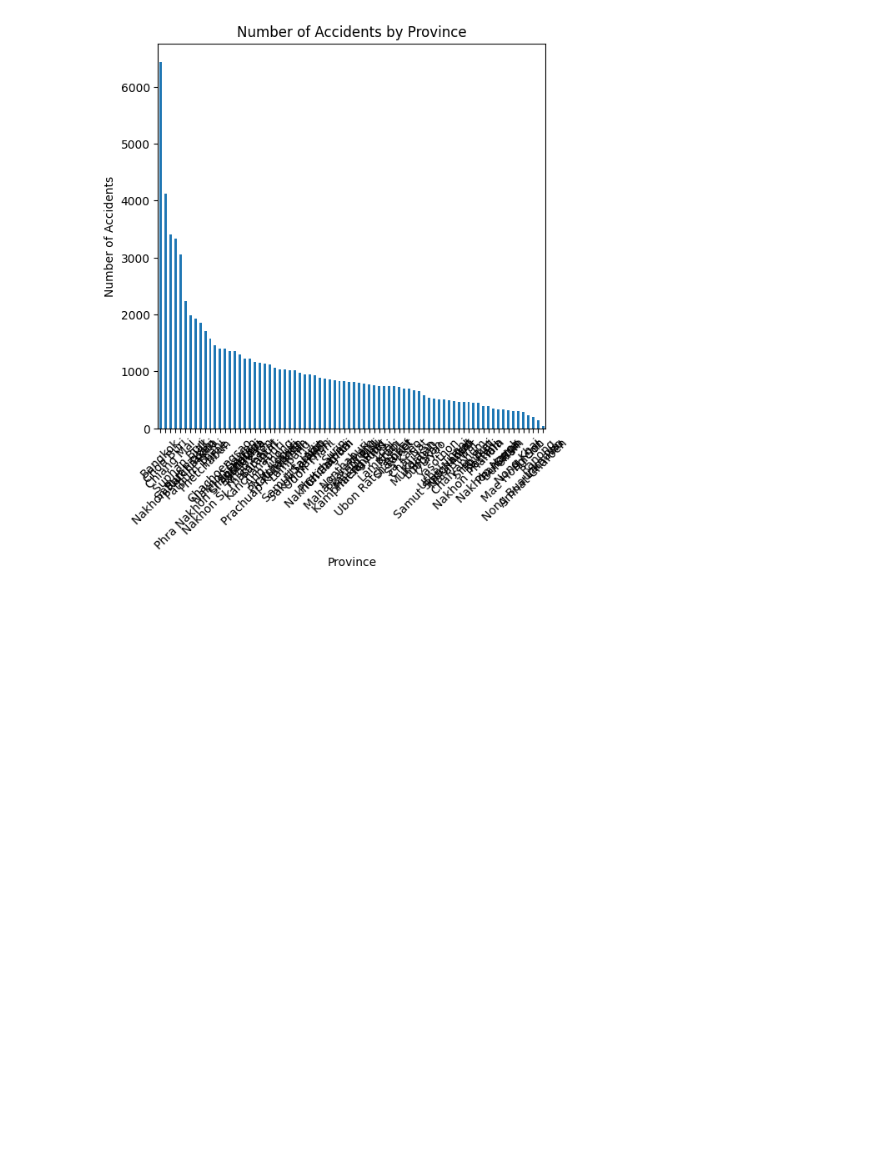
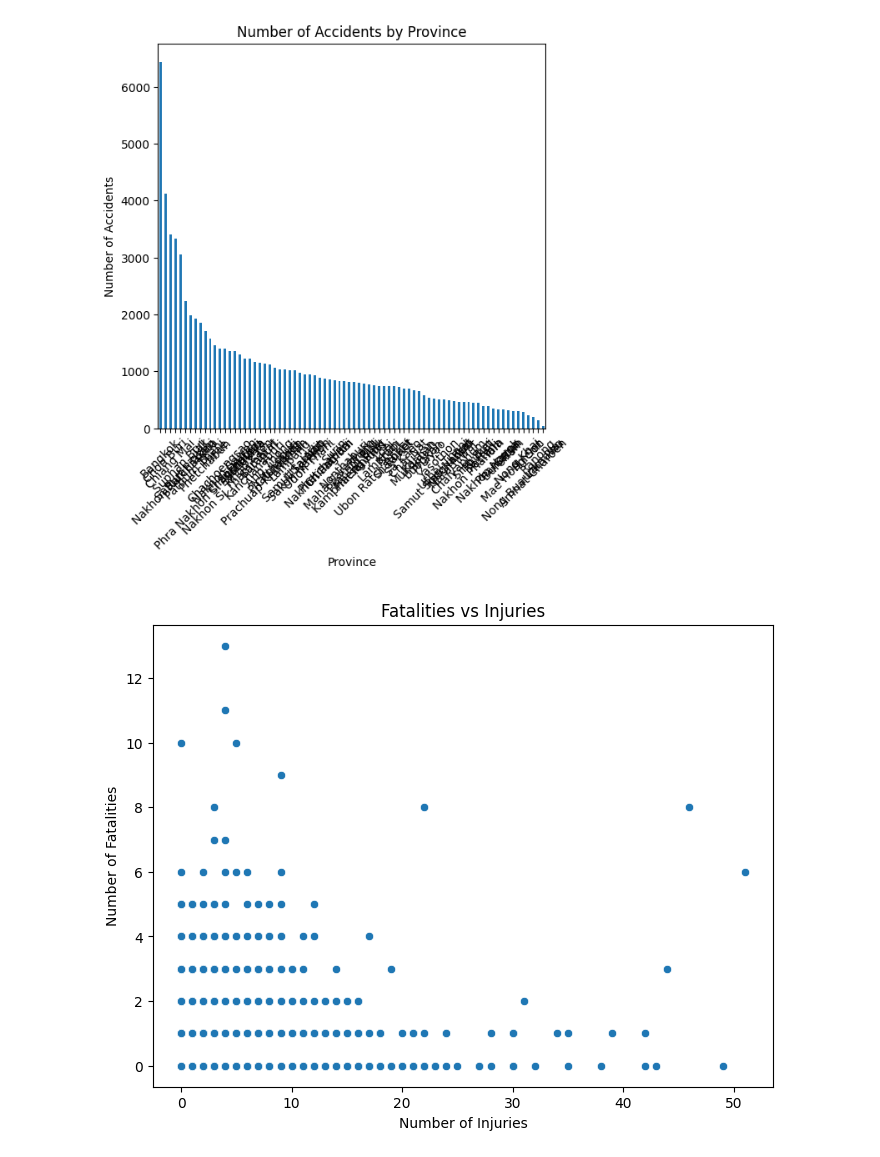
Before and after one commit to Markkimaathi/DSA1080A-SS2026-Group5-Road-Accident-Traffic-Safety-Analysis, a Jupyter notebook: Visuals/notebook.ipynb, the cells around one changed output. Saved outputs shown, nothing was run; the diff lists cells and outputs as text; code cells hidden in the pictures; blank space fills up the shorter version.

Commit message:
visuals with interpretation (need more interpretation

```diff
--- a/Visuals/notebook.ipynb
+++ b/Visuals/notebook.ipynb
@@ -20,3 +20,14 @@ plt.xticks(rotation=45)
 plt.show()
 # %% [output]
 [figure]
+# %%
+# Distribtuion plot of the data
+plt.figure(figsize=(8,6))
+sns.scatterplot(x=df['No. Injuries'], y=df['No. Fatalities'])
+
+plt.title("Fatalities vs Injuries")
+plt.xlabel("Number of Injuries")
+plt.ylabel("Number of Fatalities")
+plt.show()
+# %% [output]
+[figure, added]
```
Also changed, not shown: parts of 2 cells of this notebook, 1 other file.
